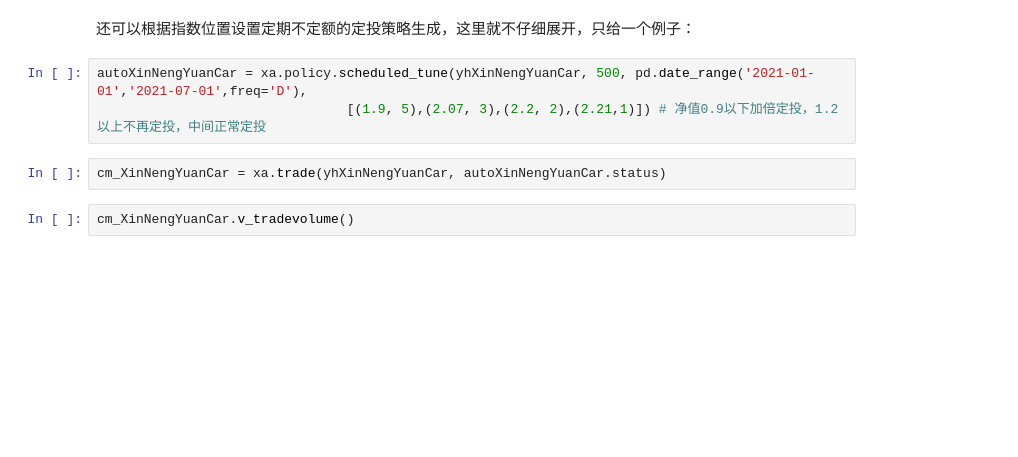
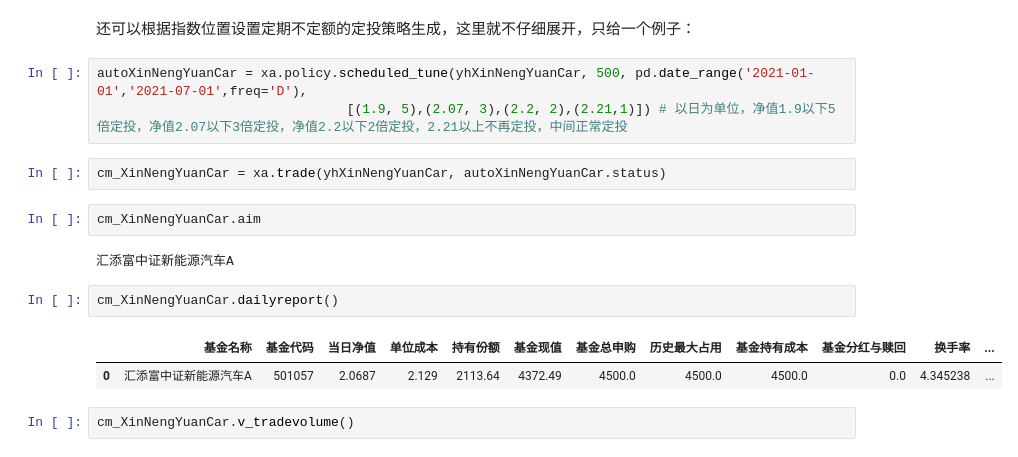
Before and after one commit to aYuhangZhang/xalpha, a Jupyter notebook: doc/samples/policy-yh.ipynb, the cells around one changed output. Cells and saved outputs as stored; diff of their text form; blank space fills up the shorter version.

```diff
--- a/doc/samples/policy-yh.ipynb
+++ b/doc/samples/policy-yh.ipynb
@@ -24,9 +26,18 @@ yhXinNengYuanCar
 还可以根据指数位置设置定期不定额的定投策略生成，这里就不仔细展开，只给一个例子：
 # %%
 autoXinNengYuanCar = xa.policy.scheduled_tune(yhXinNengYuanCar, 500, pd.date_range('2021-01-01','2021-07-01',freq='D'),
-                                [(1.9, 5),(2.07, 3),(2.2, 2),(2.21,1)]) # 净值0.9以下加倍定投，1.2以上不再定投，中间正常定投
+                                [(1.9, 5),(2.07, 3),(2.2, 2),(2.21,1)]) # 以日为单位，净值1.9以下5倍定投，净值2.07以下3倍定投，净值2.2以下2倍定投，2.21以上不再定投，中间正常定投
 # %%
 cm_XinNengYuanCar = xa.trade(yhXinNengYuanCar, autoXinNengYuanCar.status)
+# %%
+cm_XinNengYuanCar.aim
+# %% [output]
+汇添富中证新能源汽车A
+# %%
+cm_XinNengYuanCar.dailyreport()
+# %% [output]
+|  | 基金名称 | 基金代码 | 当日净值 | 单位成本 | 持有份额 | 基金现值 | 基金总申购 | 历史最大占用 | 基金持有成本 | 基金分红与赎回 | 换手率 | ... |
+| 0 | 汇添富中证新能源汽车A | 501057 | 2.0687 | 2.129 | 2113.64 | 4372.49 | 4500.0 | 4500.0 | 4500.0 | 0.0 | 4.345238 | ... |
 # %%
 cm_XinNengYuanCar.v_tradevolume()
 # %% [output]
```
Also changed, not shown: parts of 8 cells of this notebook, 2 other files.
